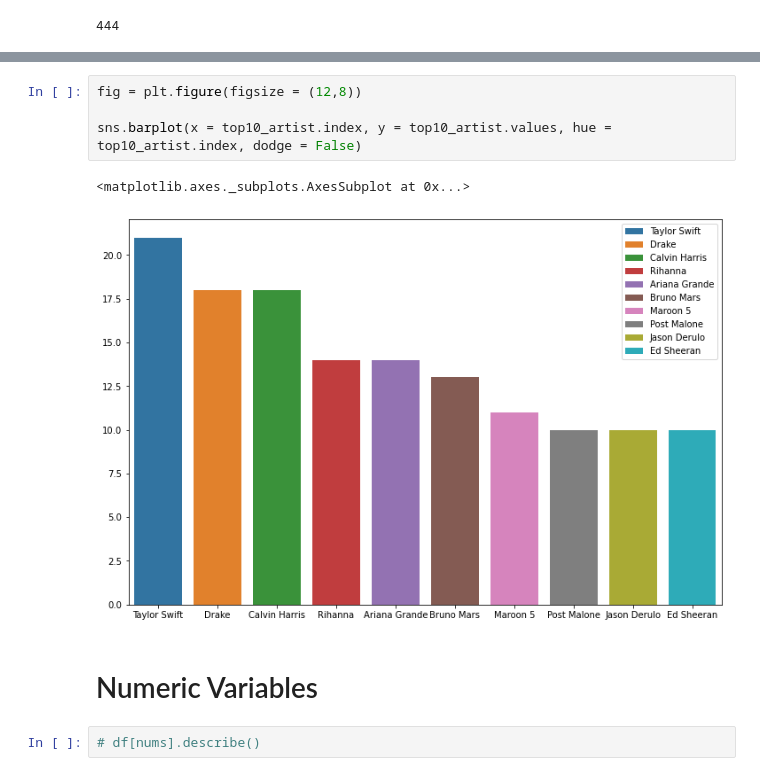
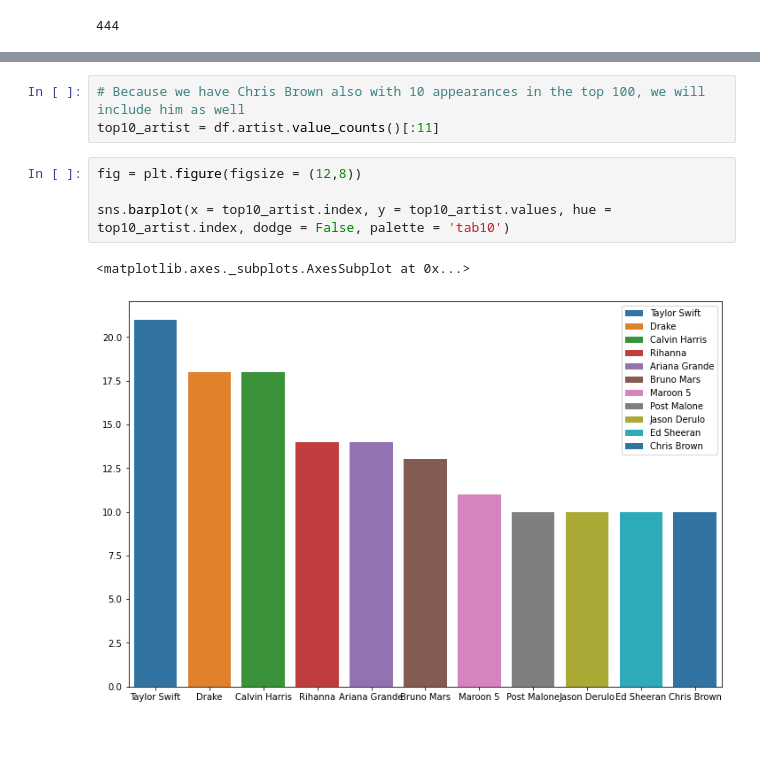
Before and after one commit to rafajovelho/Top_100_Stotify_song_2010-2019, a Jupyter notebook: Spotfy_Top_100_Songs_Analysis.ipynb, the cells around one changed output, grey strips where cells are left out. Saved outputs shown, nothing was run; the diff lists cells and outputs as text; blank space fills up the shorter version.

```diff
--- a/Spotfy_Top_100_Songs_Analysis.ipynb
+++ b/Spotfy_Top_100_Songs_Analysis.ipynb
@@ -401,11 +470,10 @@ top10_artist = df.artist.value_counts()[:10]
+# %%
+# Because we have Chris Brown also with 10 appearances in the top 100, we will include him as well
+top10_artist = df.artist.value_counts()[:11]
 # %%
 fig = plt.figure(figsize = (12,8))
 
-sns.barplot(x = top10_artist.index, y = top10_artist.values, hue = top10_artist.index, dodge = False)
+sns.barplot(x = top10_artist.index, y = top10_artist.values, hue = top10_artist.index, dodge = False, palette = 'tab10')
 # %% [output]
 <matplotlib.axes._subplots.AxesSubplot at 0x...>
-[figure, old version]
+[figure, new version]
-# %% [markdown]
-# Numeric Variables
-# %%
-# df[nums].describe()
```
Also changed, not shown: parts of 19 cells of this notebook.
